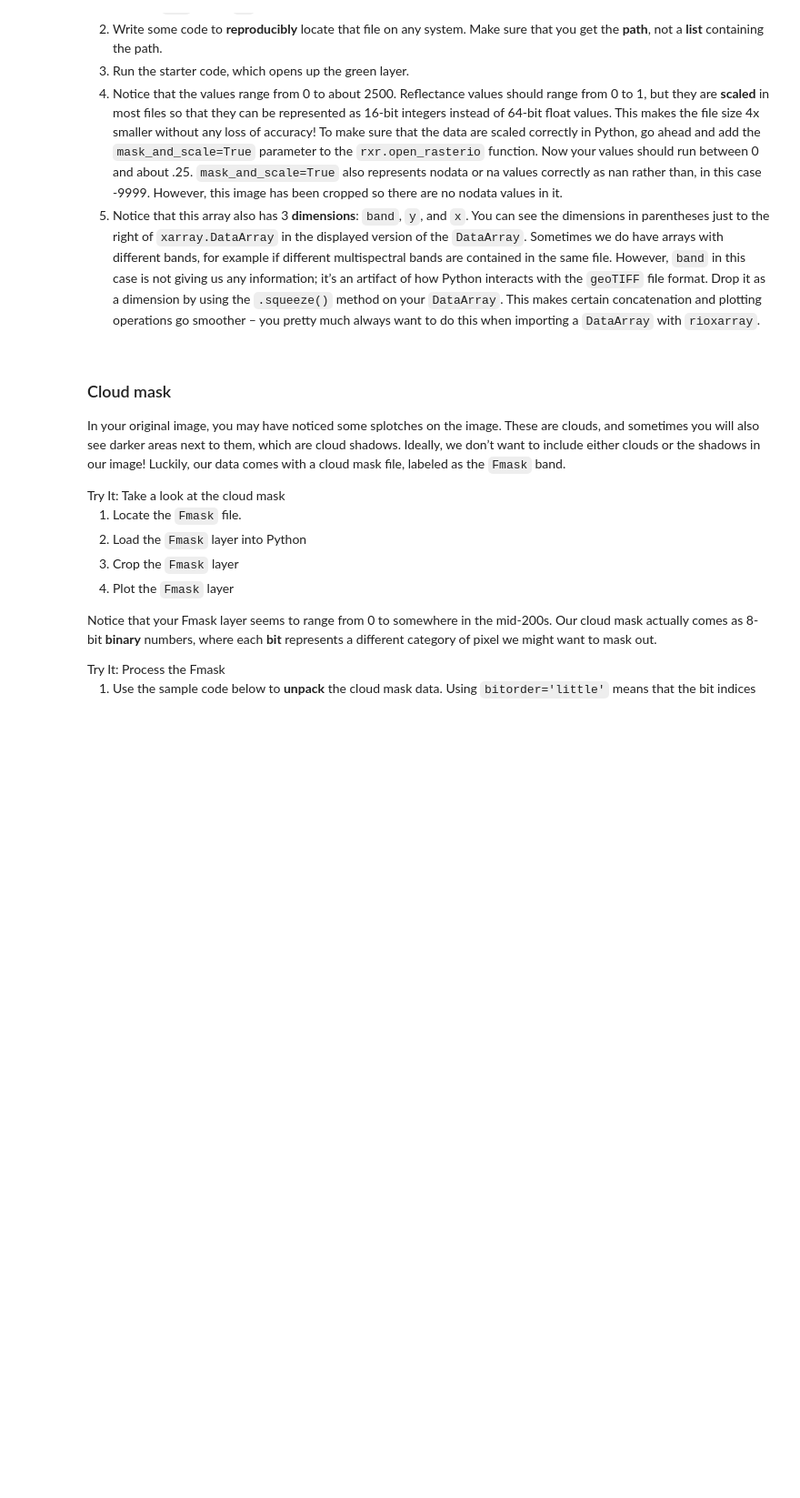
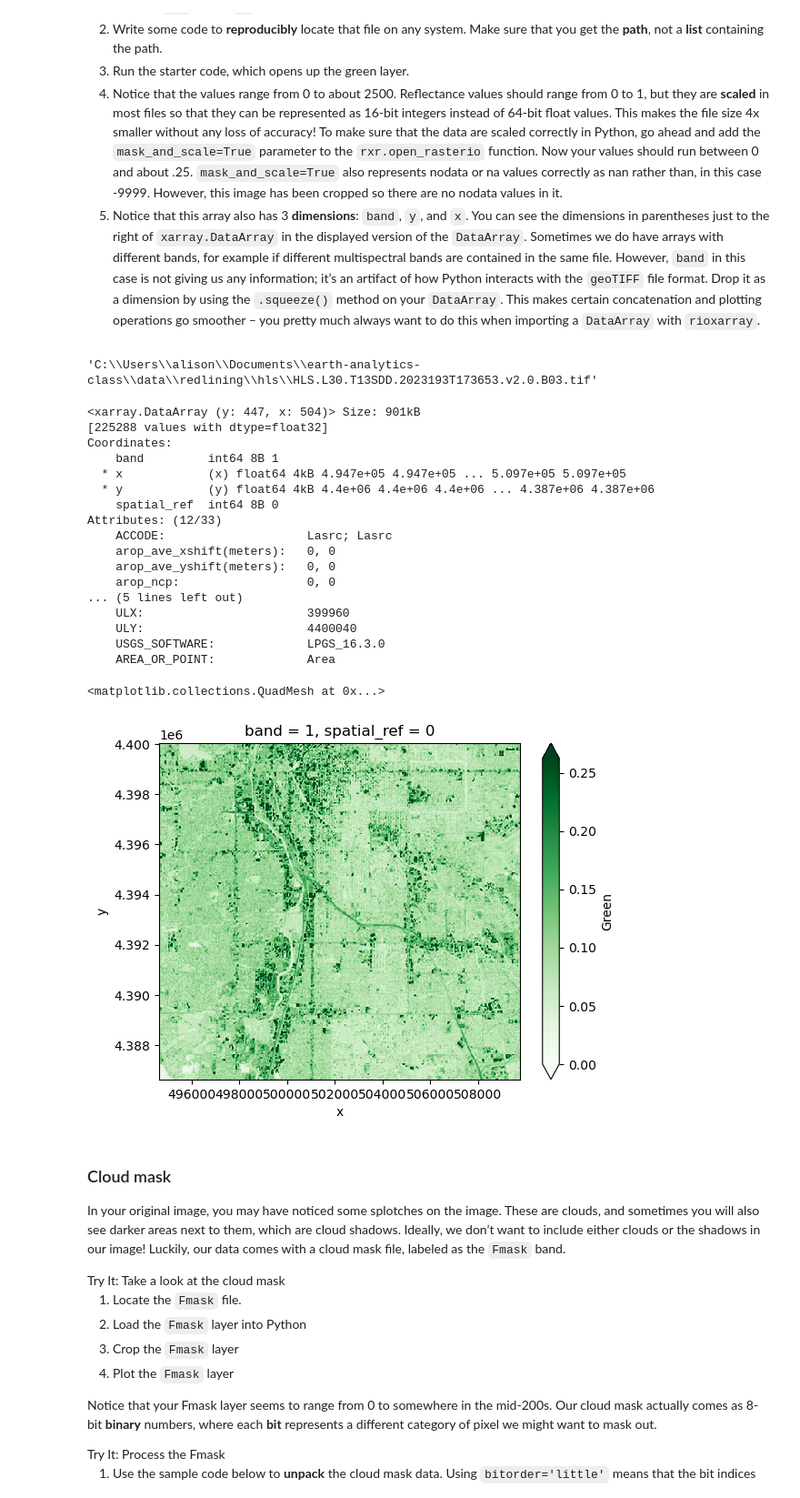
Before and after one commit to earthlab-education/fundamentals-04-redlining-akpost21, a Jupyter notebook: notebooks/redlining-32-wrangle-multispectral.ipynb, the cells around one changed output. Shown at 91% size. Saved outputs shown, nothing was run; the diff lists cells and outputs as text; code cells hidden in the pictures; blank space fills up the shorter version.

Commit message:
download multispectral

```diff
--- a/notebooks/redlining-32-wrangle-multispectral.ipynb
+++ b/notebooks/redlining-32-wrangle-multispectral.ipynb
@@ -50,13 +47,19 @@ files.</li>
 </ol></div></div>
 # %%
 # Prepare URL and file path for download
+hls_url = ("https://github.com/cu-esiil-edu/esiil-learning-portal"
+"/releases/download/data-release/redlining-foundations-data.zip")
 
-# Download sample raster data
-response = requests.get(url)
+hls_dir = os.path.join(data_dir, 'hls')
+
+# Only download data once
+if not os.path.exists(hls_dir):
+    # Download sample raster data
+    response = requests.get(hls_url)
 
 # Save the raster data (uncompressed)
-with zipfile.ZipFile(BytesIO(response.content)) as sample_data_zip:
-    sample_data_zip.extractall(sample_data_dir)
+with zipfile.ZipFile(BytesIO(response.content)) as hls_zip:
+    hls_zip.extractall(hls_dir)
 # %% [markdown]
 ### Working with multispectral data
 
@@ -123,11 +126,36 @@ pretty much always want to do this when importing a
 </ol></div></div>
 # %%
 # Find the path to the green layer
+green_path = glob(os.path.join(hls_dir,"*B03.tif"))[0]
 
-# Open the green data in Python
-green_da = rxr.open_rasterio(green_path)
-display(green_da)
-green_da.plot(cmap='Greens', vmin=0, robust=True)
+green_path
+# %% [output]
+'C:\\Users\\alison\\Documents\\earth-analytics-class\\data\\redlining\\hls\\HLS.L30.T13SDD.2023193T173653.v2.0.B03.tif'
+# %%
+# Open the green data in Python
+green_da = rxr.open_rasterio(green_path, mask_and_scale=True).squeeze() #correct values to normal scale #drop extra dimensions (band)
+display(green_da)
+green_da.plot(cmap='Greens', vmin=0, robust=True)
+# %% [output]
+<xarray.DataArray (y: 447, x: 504)> Size: 901kB
+[225288 values with dtype=float32]
+Coordinates:
+    band         int64 8B 1
+  * x            (x) float64 4kB 4.947e+05 4.947e+05 ... 5.097e+05 5.097e+05
+  * y            (y) float64 4kB 4.4e+06 4.4e+06 4.4e+06 ... 4.387e+06 4.387e+06
+    spatial_ref  int64 8B 0
+Attributes: (12/33)
+    ACCODE:                    Lasrc; Lasrc
+    arop_ave_xshift(meters):   0, 0
+    arop_ave_yshift(meters):   0, 0
+    arop_ncp:                  0, 0
+... (5 lines left out)
+    ULX:                       399960
+    ULY:                       4400040
+    USGS_SOFTWARE:             LPGS_16.3.0
+    AREA_OR_POINT:             Area
+<matplotlib.collections.QuadMesh at 0x...>
+[figure, added]
 # %% [markdown]
 ### Cloud mask
 
```
Also changed, not shown: parts of 8 cells of this notebook.
